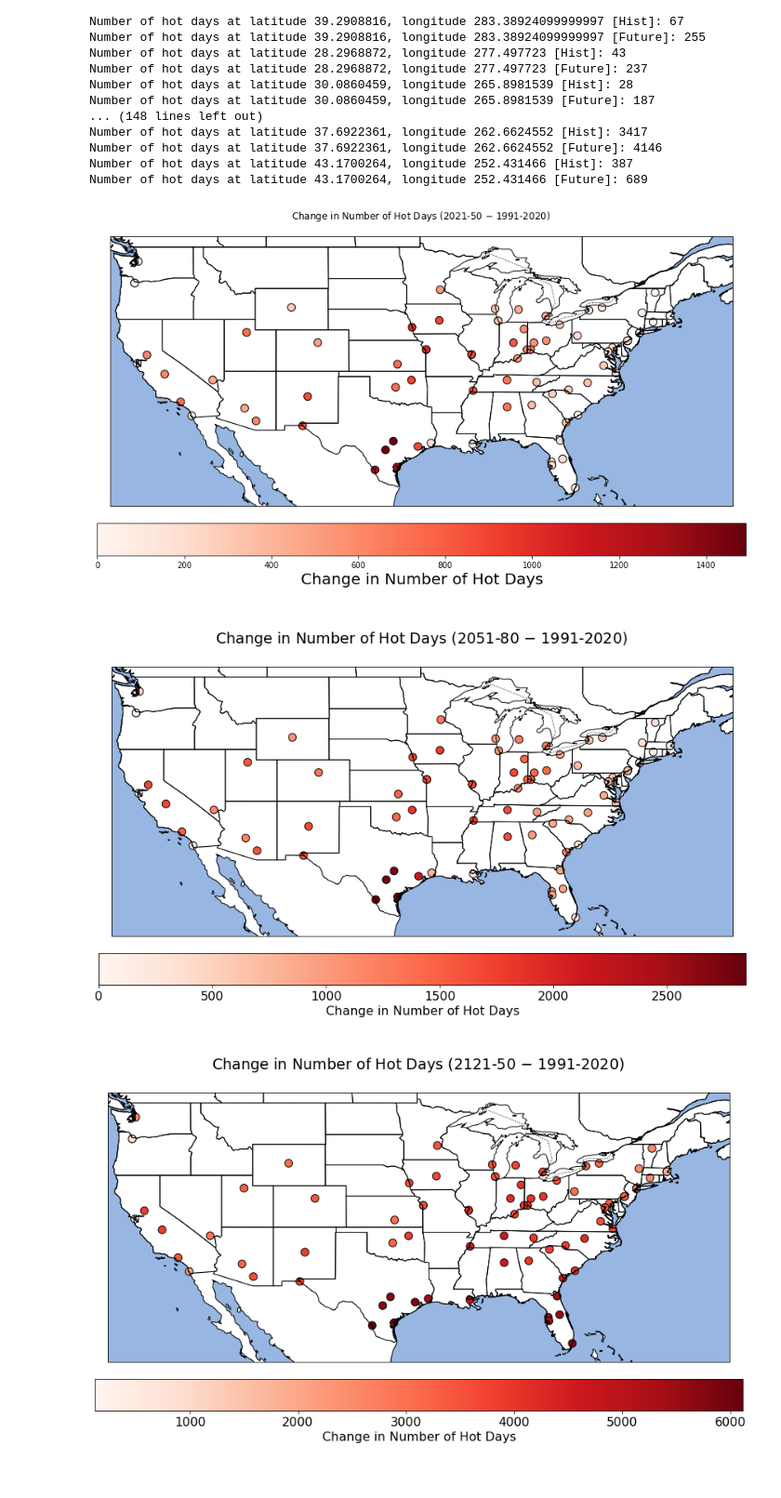
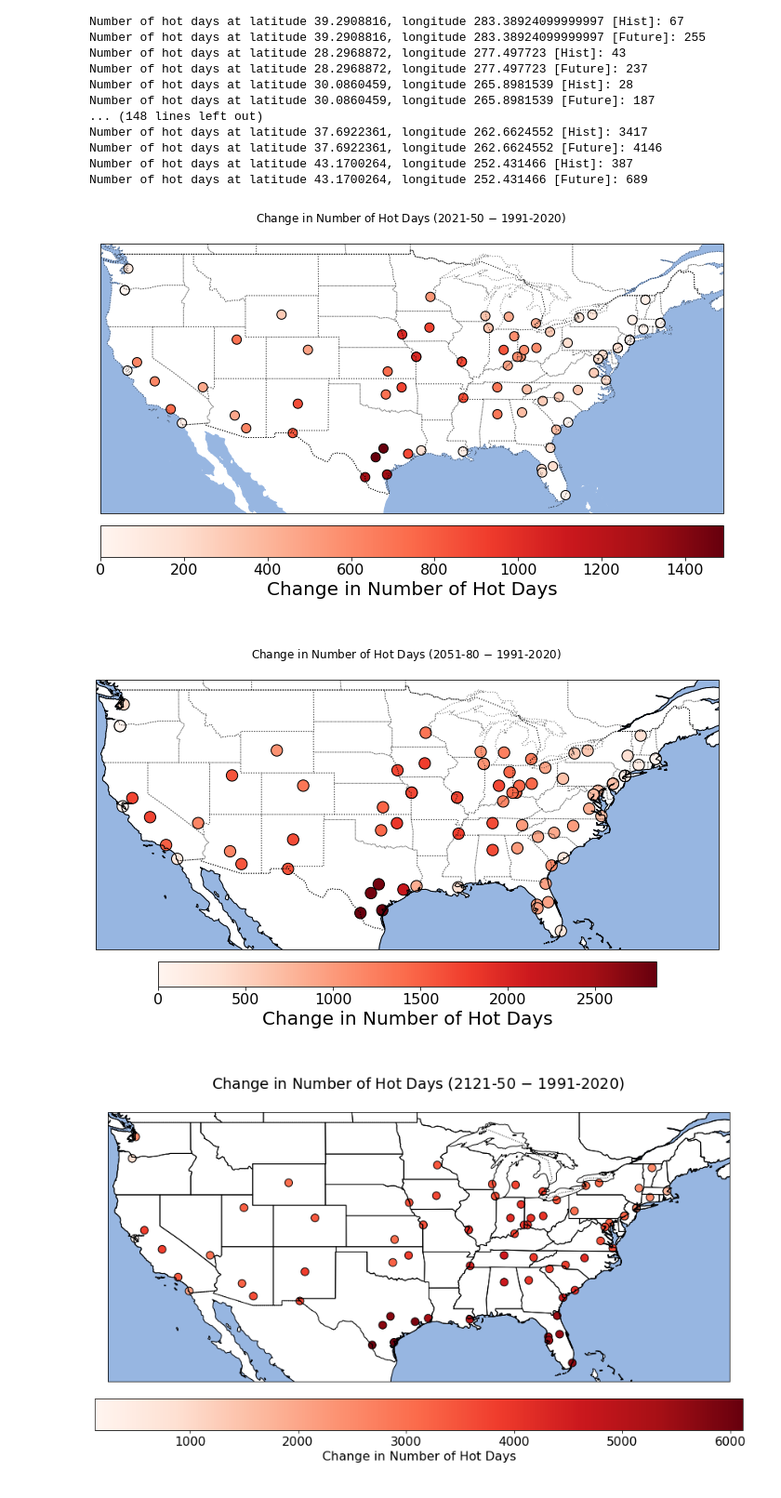
Before and after one commit to sharma-bharat/networkutk, a Jupyter notebook: HeatWave.ipynb, the cells around one changed output. Shown at 93% size. Drawn from its saved outputs; the diff is of its cells as text; code cells hidden in the pictures.

```diff
--- a/HeatWave.ipynb
+++ b/HeatWave.ipynb
@@ -426,40 +426,39 @@ import cartopy.crs as ccrs
 import cartopy.feature as cfeature
 
 # Calculate the change in the number of hot days
 df_nodes_daily['hot_days_change'] = df_nodes_daily['hot_days_future'] - df_nodes_daily['hot_days_hist']
 
 # Create a spatial plot of the hot days change
-fig = plt.figure(figsize=(15, 8))
+fig = plt.figure(figsize=(12, 8))
 ax = plt.axes(projection=ccrs.PlateCarree())
 
 # Set the extent to focus on the Contiguous United States
 ax.set_extent([-125, -65, 24, 50], crs=ccrs.PlateCarree())
 
-ax.coastlines()
 ax.add_feature(cfeature.BORDERS, linestyle=':')
-ax.add_feature(cfeature.STATES, linestyle='-')
+ax.add_feature(cfeature.STATES, linestyle=':' , alpha =.5 )
 ax.add_feature(cfeature.OCEAN, linestyle='-')
 
 # Plot data points
 scatter = ax.scatter(df_nodes_daily['longitude'], df_nodes_daily['latitude'],
                      c=df_nodes_daily['hot_days_change'], cmap='Reds',
                      s=100, edgecolor='k', transform=ccrs.PlateCarree())
 
 # Add colorbar
-cbar = plt.colorbar(scatter, ax=ax, orientation='horizontal', pad=0.05)
+cbar = plt.colorbar(scatter, ax=ax, orientation='horizontal', pad=0.03)
 cbar.set_label('Change in Number of Hot Days\n', fontsize=20)
 cbar.ax.tick_params(labelsize=16)
 
 # Add titles and labels
 plt.title('Change in Number of Hot Days (2021-50 $-$ 1991-2020) \n')
 plt.xlabel('Longitude')
 plt.ylabel('Latitude')
 
 plt.show()
-fig.savefig( f'plots/Change_HotDays_2021.pdf',bbox_inches='tight')
-fig.savefig( f'plots/Change_HotDays_2021.png',bbox_inches='tight')
+#fig.savefig( f'plots/Change_HotDays_2021.pdf',bbox_inches='tight')
+#fig.savefig( f'plots/Change_HotDays_2021.png',bbox_inches='tight')
 # %% [output]
-[figure, old version]
+[figure, new version]
 # %%
 import matplotlib.pyplot as plt
 import cartopy.crs as ccrs
@@ -469,7 +468,7 @@ import cartopy.feature as cfeature
 df_nodes_daily['hot_days_change2'] = df_nodes_daily['hot_days_future2'] - df_nodes_daily['hot_days_hist']
 
 # Create a spatial plot of the hot days change
-fig = plt.figure(figsize=(15, 8))
+fig = plt.figure(figsize=(12, 8))
 ax = plt.axes(projection=ccrs.PlateCarree())
 
 # Set the extent to focus on the Contiguous United States
@@ -477,16 +476,16 @@ ax.set_extent([-125, -65, 24, 50], crs=ccrs.PlateCarree())
 
 ax.coastlines()
 ax.add_feature(cfeature.BORDERS, linestyle=':')
-ax.add_feature(cfeature.STATES, linestyle='-')
+ax.add_feature(cfeature.STATES, linestyle=':' , alpha =.5 )
 ax.add_feature(cfeature.OCEAN, linestyle='-')
 
 # Plot data points
 scatter = ax.scatter(df_nodes_daily['longitude'], df_nodes_daily['latitude'],
                      c=df_nodes_daily['hot_days_change2'], cmap='Reds',
-                     s=100, edgecolor='k', transform=ccrs.PlateCarree())
+                     s=150, edgecolor='k', transform=ccrs.PlateCarree())
 
 # Add colorbar
-cbar = plt.colorbar(scatter, ax=ax, orientation='horizontal', pad=0.05)
+cbar = plt.colorbar(scatter, ax=ax, orientation='horizontal', pad=0.03, shrink =0.8)
 cbar.set_label('Change in Number of Hot Days\n', fontsize=20)
 cbar.ax.tick_params(labelsize=16)
 
@@ -495,12 +494,12 @@ plt.title('Change in Number of Hot Days (2051-80 $-$ 1991-2020) \n')
 plt.xlabel('Longitude')
 plt.ylabel('Latitude')
 
-fig.savefig( f'plots/Change_HotDays_2051.pdf',bbox_inches='tight')
-fig.savefig( f'plots/Change_HotDays_2051.png',bbox_inches='tight')
+#fig.savefig( f'plots/Change_HotDays_2051.pdf',bbox_inches='tight')
+#fig.savefig( f'plots/Change_HotDays_2051.png',bbox_inches='tight')
 
 plt.show()
 # %% [output]
-[figure, old version]
+[figure, new version]
 # %%
 import matplotlib.pyplot as plt
 import cartopy.crs as ccrs
```
Also changed, not shown: parts of 2 cells of this notebook, 24 other files.
